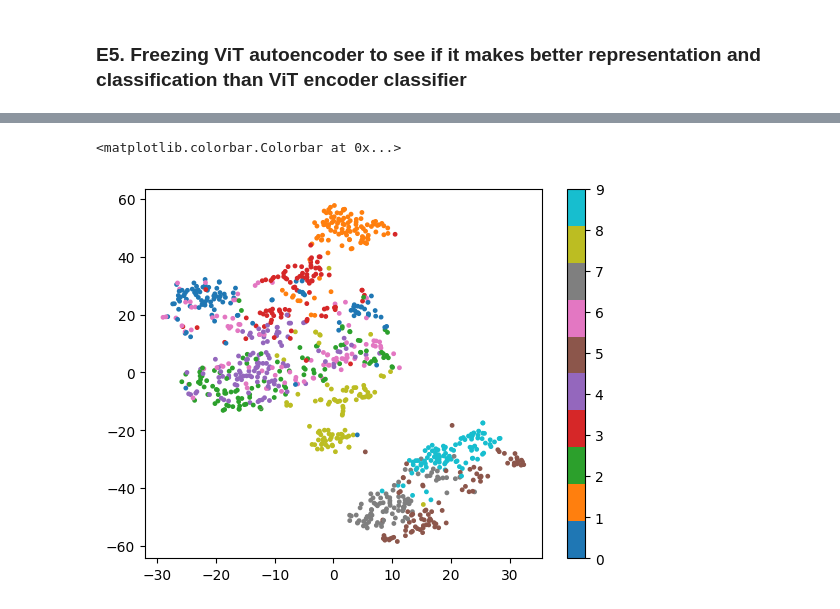
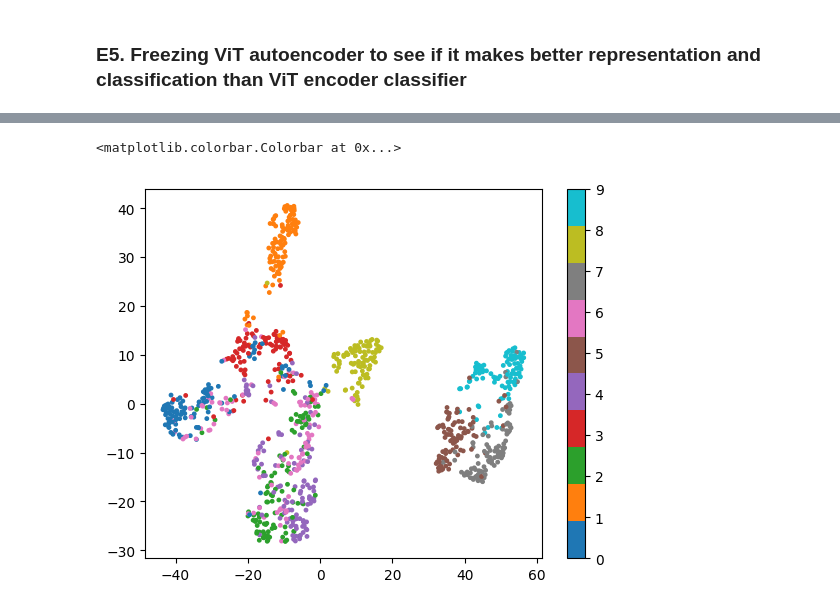
Before and after one commit to h-OUS-e/GlimpseJEPA, a Jupyter notebook: learning_transformers.ipynb, the cells around one changed output, grey strips where cells are left out. Drawn from its saved outputs; the diff is of its cells as text; code cells hidden in the pictures.

```diff
--- a/learning_transformers.ipynb
+++ b/learning_transformers.ipynb
@@ -122,12 +123,16 @@ class MultiheadAttention(nn.Module):
         """
         # project to Q, K and V
         qkv = self.proj(seq)
+        # Rearrange to move head outside to perform attention calucation PER head
+        qkv = einops.rearrange(qkv, "b n (h d) -> b h n d", h = self.n_heads)
+        # Divide d into 3 chunks d/3 for each query, key and value
         q, k, v = qkv.chunk(3, dim=-1)
 
-        # Rearrange to move head outside to perform attention calucation PER head
-        q = einops.rearrange(q, " b n (h d) -> b h n d", h = self.n_heads)
-        k = einops.rearrange(k, " b n (h d) -> b h n d", h = self.n_heads)
-        v = einops.rearrange(v, " b n (h d) -> b h n d", h = self.n_heads)
+        # # Rearrange to move head outside to perform attention calucation PER head
+        # q, k, v = qkv.chunk(3, dim=-1)
+        # q = einops.rearrange(q, " b n (h d) -> b h n d", h = self.n_heads)
+        # k = einops.rearrange(k, " b n (h d) -> b h n d", h = self.n_heads)
+        # v = einops.rearrange(v, " b n (h d) -> b h n d", h = self.n_heads)
 
         # Dot product of Queries and Keys
         score_matrix = einops.einsum(q, k, "... n1 d, ... n2 d -> ... n1 n2") # contracted dimension much share same var name in einops (here it is 'd')
@@ -139,10 +144,10 @@ class MultiheadAttention(nn.Module):
         attention = torch.softmax(score_matrix, dim=-1)
 
         # Weighting attention by the value
-        attention = attention @ v
+        w = attention @ v
 
         # Move heads back to dim
-        out = einops.rearrange(attention, "b h n d -> b n (h d)")
+        out = einops.rearrange(w, "b h n d -> b n (h d)")
 
         # Fuse multi-heads int a linear layer
         out = self.to_out(out)
@@ -743,10 +784,10 @@ plt.colorbar()
 class Classifier(nn.Module):
     def __init__(self, z_dim):
         super().__init__()
-        self.ff = nn.Sequential(nn.Linear(z_dim, 64), nn.Sigmoid(), nn.Linear(64, 10))
+        self.ff = nn.Sequential(nn.Linear(z_dim*16, 64), nn.ReLU(), nn.Linear(64, 10))
 
     def forward(self, x):
-        # x = einops.rearrange(x, "... n z -> ... (n z)")
+        x = einops.rearrange(x, "... n z -> ... (n z)")
 
         x = self.ff(x)
         return x
@@ -822,24 +863,24 @@ min loss =  0.46678417921066284
 # %%
 # plotting features of 1000 images in tsne plot
 feats, labs = [], []
 classifier.eval()
 model.eval()
 with torch.no_grad():
     for imgs, lbls in test_loader:
         imgs = imgs.to(device)
-        _, f = model(imgs)
-        # f = einops.rearrange(z, "... n z -> ... (n z)")
-        # f = classifier(z)
+        _, z = model(imgs)
+        f = einops.rearrange(z, "... n z -> ... (n z)")
+        f = classifier(z)
         feats.append(f.cpu())
         labs.append(lbls)
         if len(feats)*imgs.shape[0] >= 1000: break
 feats = torch.cat(feats)[:1000].numpy()
 labs  = torch.cat(labs)[:1000].numpy()
 
 from sklearn.manifold import TSNE
 emb = TSNE(n_components=2, perplexity=30, init="pca").fit_transform(feats)
 plt.scatter(emb[:,0], emb[:,1], c=labs, cmap="tab10", s=6)
 plt.colorbar()
 # %% [output]
 <matplotlib.colorbar.Colorbar at 0x...>
-[figure, old version]
+[figure, new version]
```
Also changed, not shown: parts of 39 cells of this notebook, 9 other files.
